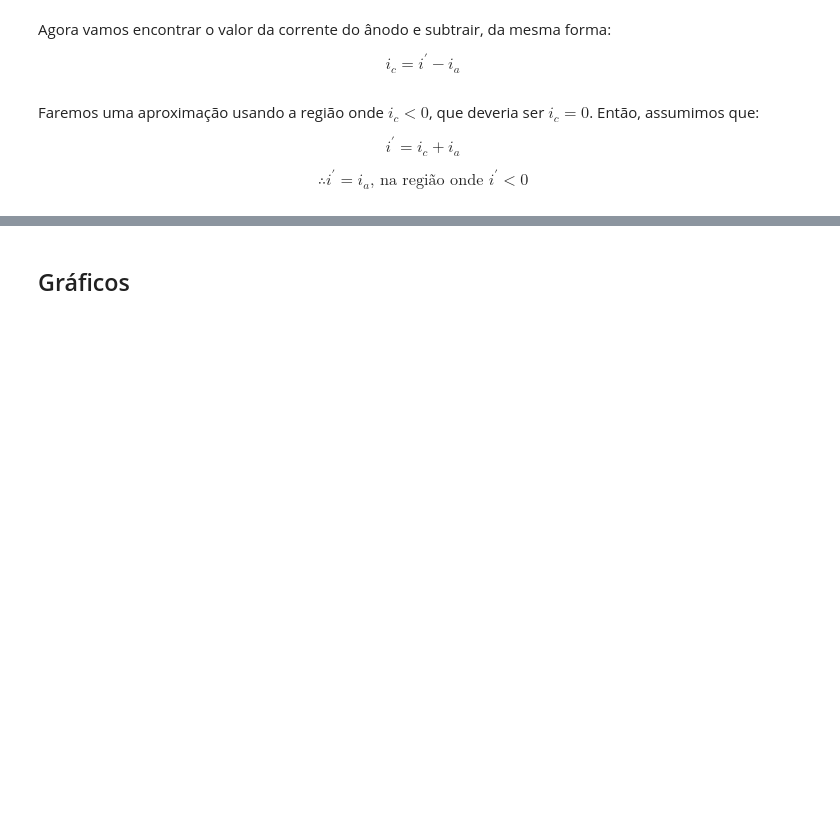
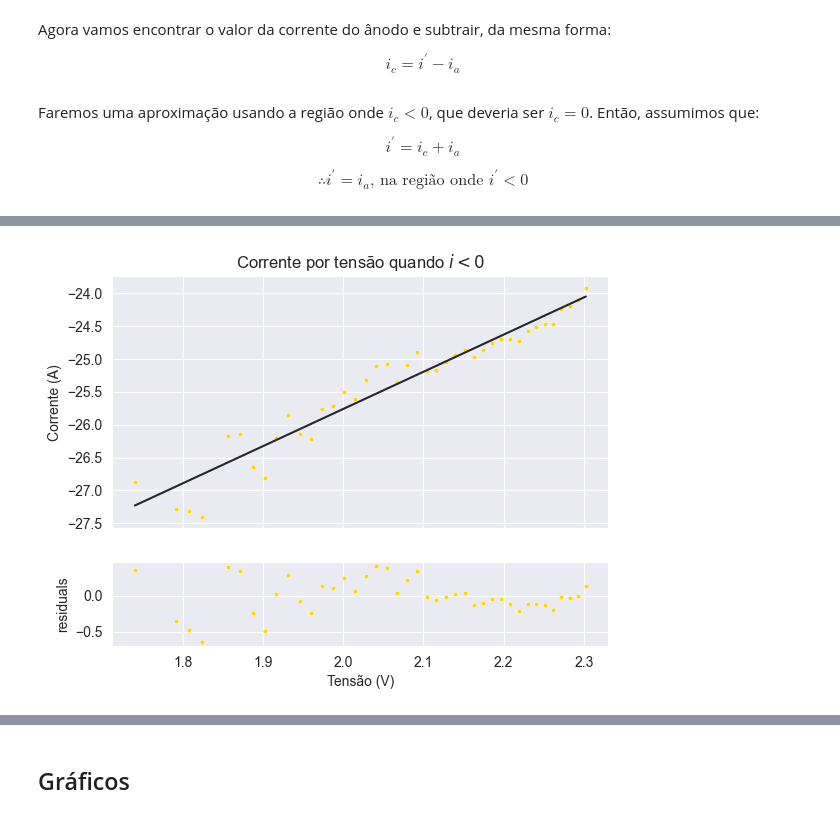
Before and after one commit to desenfados-digitais/lab_V, a Jupyter notebook: Exp1/analise.ipynb, the cells around one changed output, grey strips where cells are left out. Drawn from its saved outputs; the diff is of its cells as text; code cells hidden in the pictures; blank space fills up the shorter version.

```diff
--- a/Exp1/analise.ipynb
+++ b/Exp1/analise.ipynb
@@ -111,0 +143,11 @@ $$\log(|i_a|) = \log(A) - B\cdot V$$
+# %%
+ep.residual_plot(np.log(abs(Amarelo[Amarelo['i']<0]['V'])),
+                np.log(abs(Amarelo[Amarelo['i']<0]['i'])),
+                logfunc,
+                fit2,
+                r'Corrente por tensão quando $i<0$',
+                points_color='gold',
+                x_title='Tensão (V)',
+                y_title='Corrente (A)')
+# %% [output]
+[figure, added]
```
Also changed, not shown: parts of 18 cells of this notebook, 10 other files.
